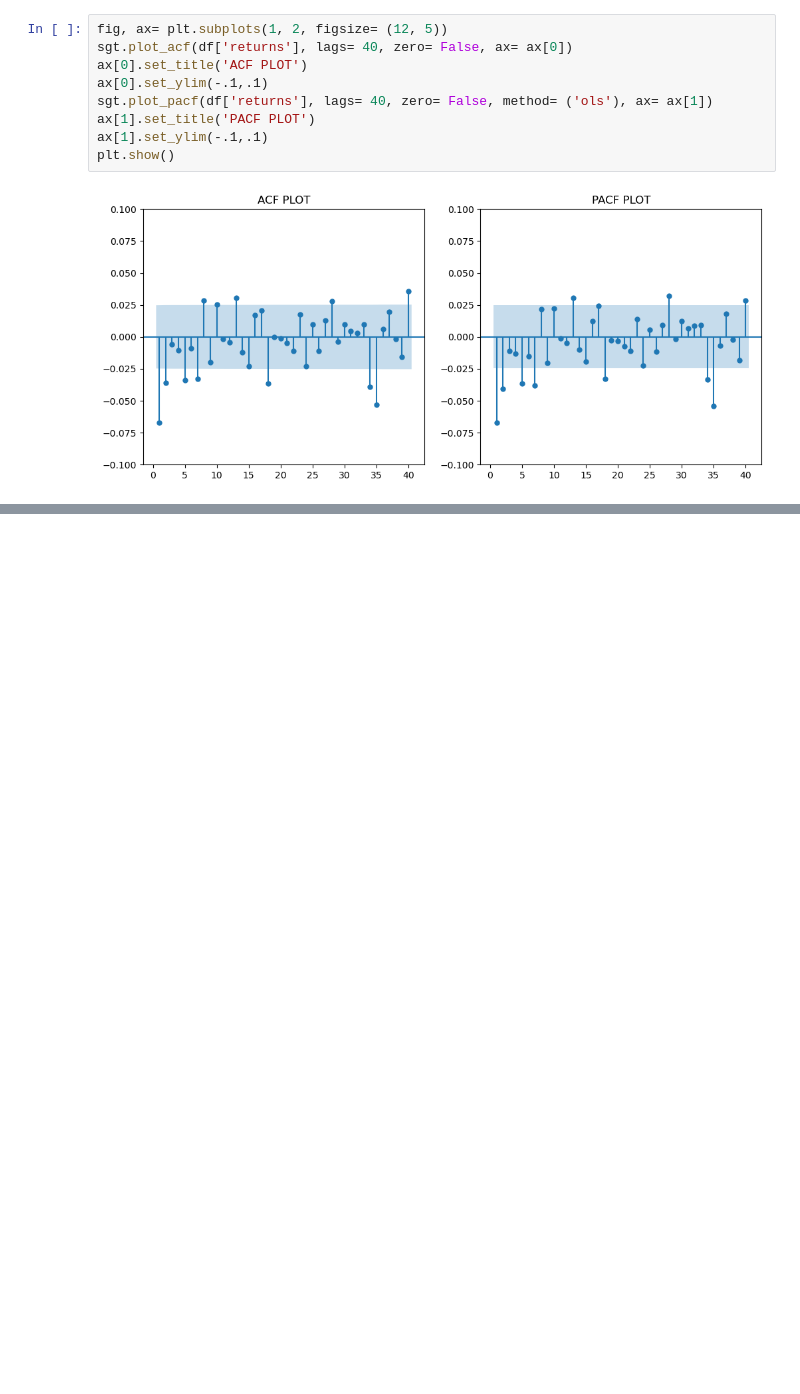
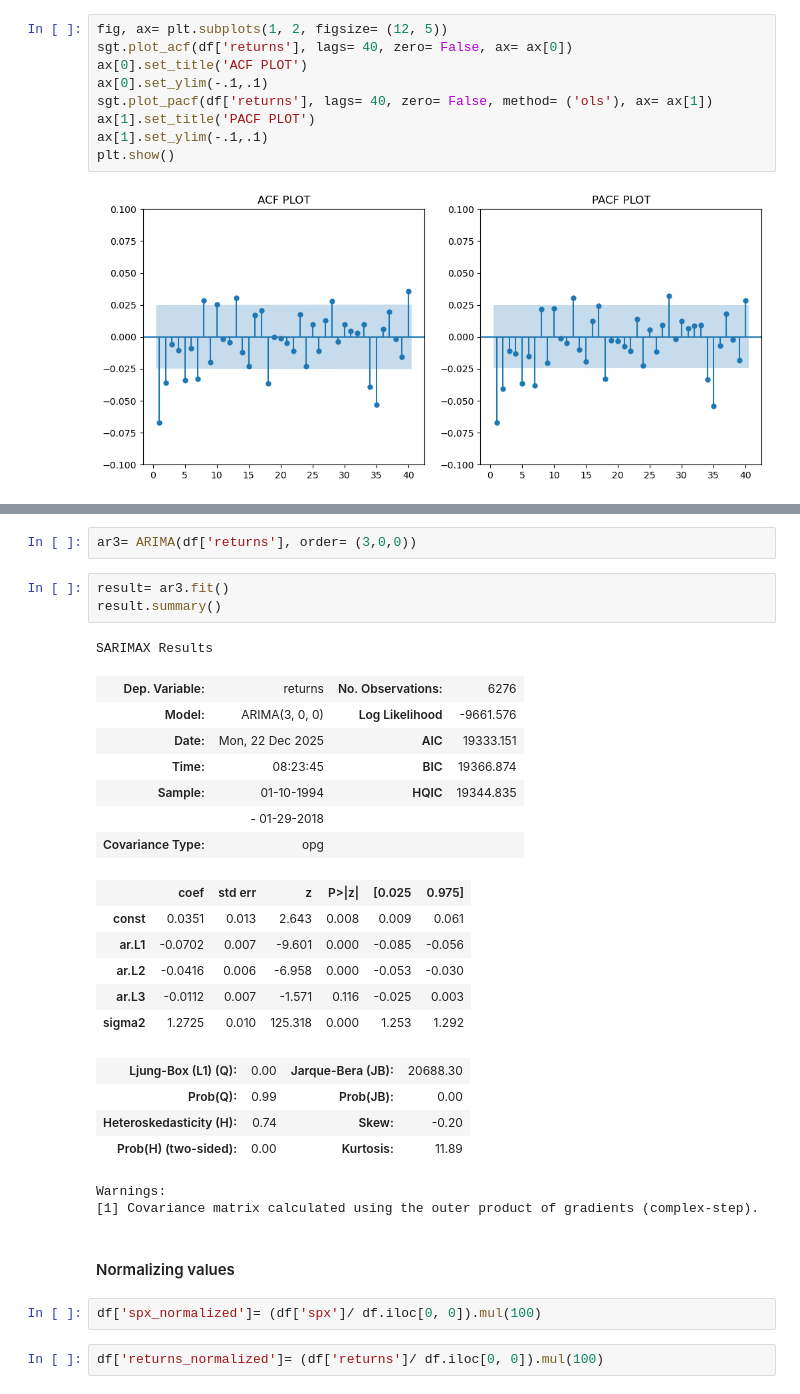
Before and after one commit to ethanhopkins101/Time_Series_Analysis, a Jupyter notebook: ar_model/ar_modell.ipynb, the cells around one changed output, grey strips where cells are left out. Drawn from its saved outputs; the diff is of its cells as text; blank space fills up the shorter version.

```diff
--- a/ar_model/ar_modell.ipynb
+++ b/ar_model/ar_modell.ipynb
@@ -213,0 +225,32 @@ Warnings:
+# %%
+ar3= ARIMA(df['returns'], order= (3,0,0))
+# %%
+result= ar3.fit()
+result.summary()
+# %% [output]
+SARIMAX Results
+| Dep. Variable: | returns | No. Observations: | 6276 |
+| Model: | ARIMA(3, 0, 0) | Log Likelihood | -9661.576 |
+| Date: | Mon, 22 Dec 2025 | AIC | 19333.151 |
+| Time: | 08:23:45 | BIC | 19366.874 |
+| Sample: | 01-10-1994 | HQIC | 19344.835 |
+|  | - 01-29-2018 |  |  |
+| Covariance Type: | opg |  |  |
+|  | coef | std err | z | P>|z| | [0.025 | 0.975] |
+| const | 0.0351 | 0.013 | 2.643 | 0.008 | 0.009 | 0.061 |
+| ar.L1 | -0.0702 | 0.007 | -9.601 | 0.000 | -0.085 | -0.056 |
+| ar.L2 | -0.0416 | 0.006 | -6.958 | 0.000 | -0.053 | -0.030 |
+| ar.L3 | -0.0112 | 0.007 | -1.571 | 0.116 | -0.025 | 0.003 |
+| sigma2 | 1.2725 | 0.010 | 125.318 | 0.000 | 1.253 | 1.292 |
+| Ljung-Box (L1) (Q): | 0.00 | Jarque-Bera (JB): | 20688.30 |
+| Prob(Q): | 0.99 | Prob(JB): | 0.00 |
+| Heteroskedasticity (H): | 0.74 | Skew: | -0.20 |
+| Prob(H) (two-sided): | 0.00 | Kurtosis: | 11.89 |
+Warnings:
+[1] Covariance matrix calculated using the outer product of gradients (complex-step).
+# %% [markdown]
+#### Normalizing values
+# %%
+df['spx_normalized']= (df['spx']/ df.iloc[0, 0]).mul(100)
+# %%
+df['returns_normalized']= (df['returns']/ df.iloc[0, 0]).mul(100)
```
Also changed, not shown: parts of 18 cells of this notebook.
